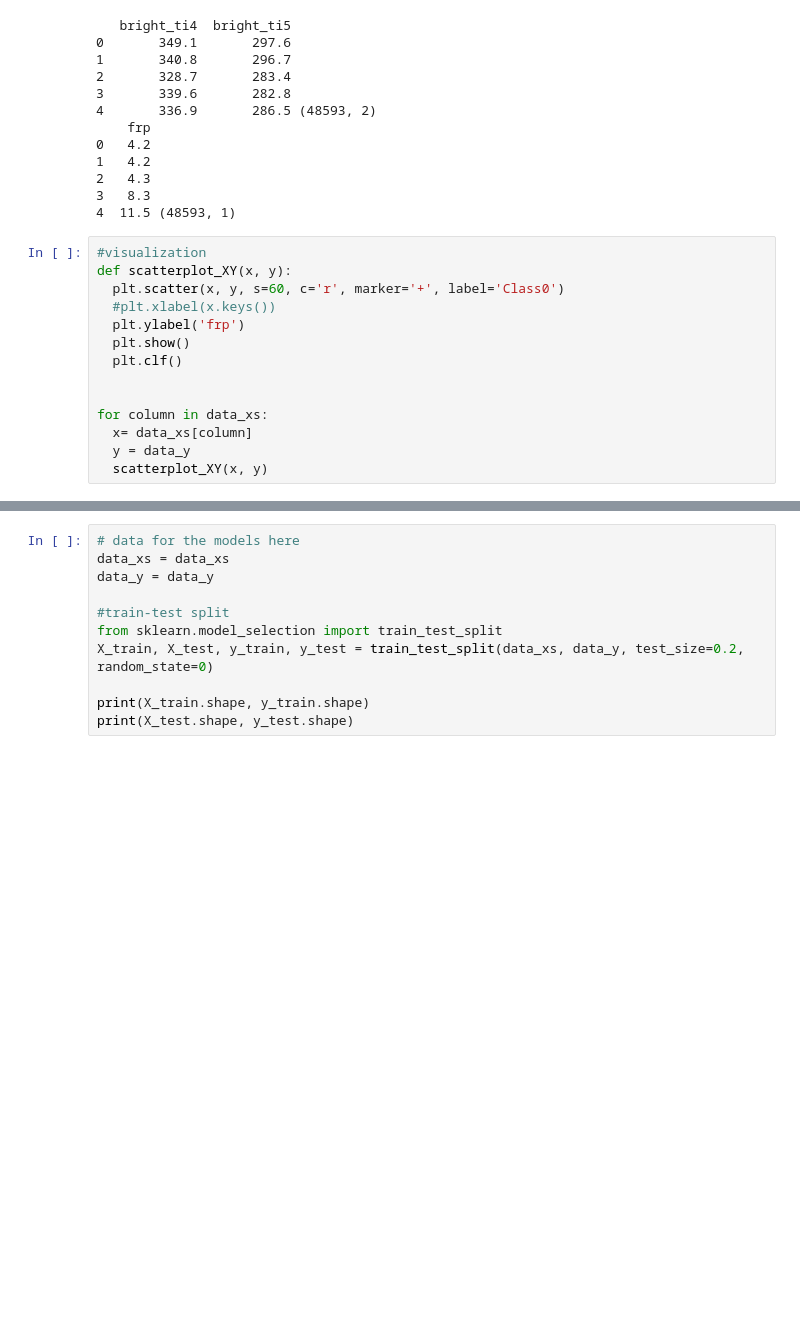
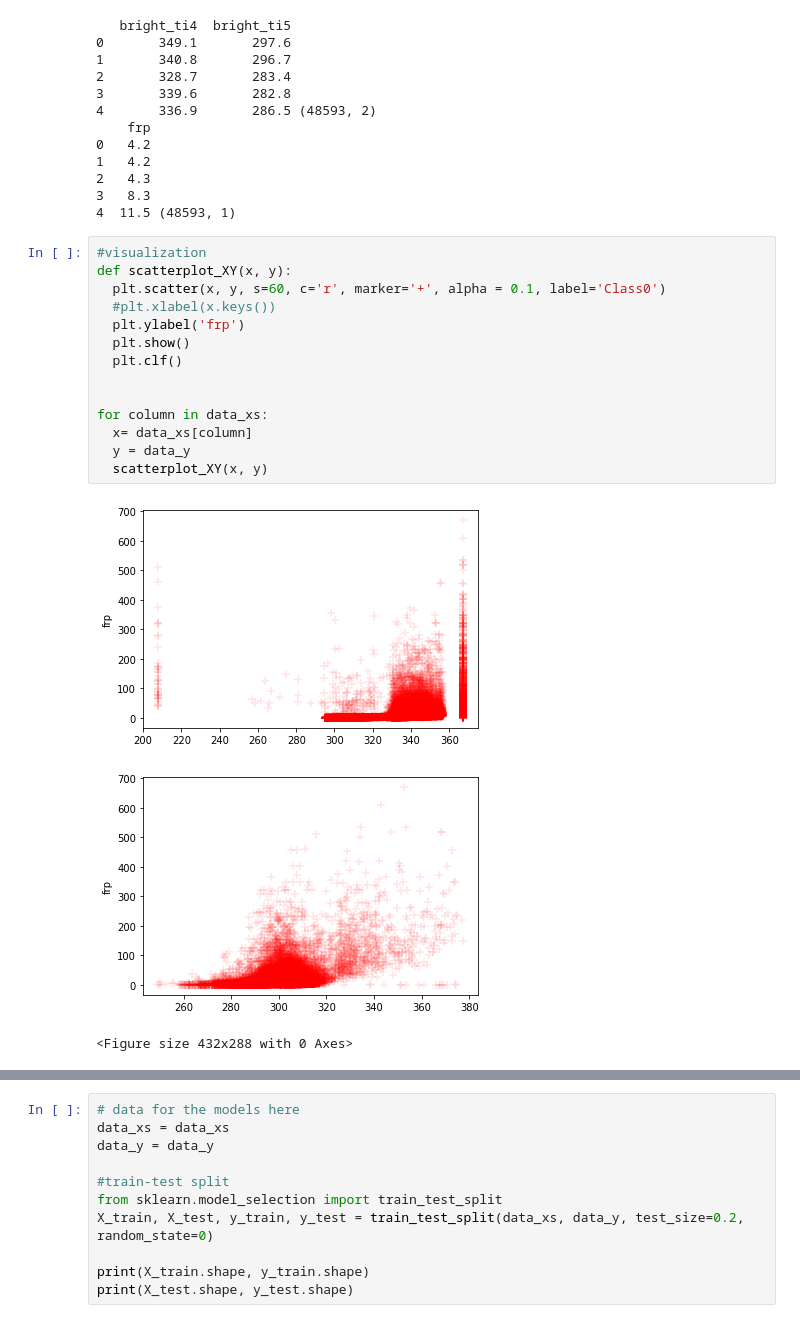
Before and after one commit to xwatermelon/Group3_CE9010_2021, a Jupyter notebook: Project.ipynb, the cells around one changed output, grey strips where cells are left out. Cells and saved outputs as stored; diff of their text form; blank space fills up the shorter version.

```diff
--- a/Project.ipynb
+++ b/Project.ipynb
@@ -478,14 +480,18 @@ print(data_y[:5], data_y.shape)
 # %%
 #visualization
 def scatterplot_XY(x, y):
-  plt.scatter(x, y, s=60, c='r', marker='+', label='Class0')
+  plt.scatter(x, y, s=60, c='r', marker='+', alpha = 0.1, label='Class0')
   #plt.xlabel(x.keys())
   plt.ylabel('frp')
   plt.show()
   plt.clf()
 
 
 for column in data_xs:
   x= data_xs[column]
   y = data_y
   scatterplot_XY(x, y)
+# %% [output]
+[figure, added]
+[figure, added]
+<Figure size 432x288 with 0 Axes>
```
Also changed, not shown: parts of 29 cells of this notebook, 2 other files.
